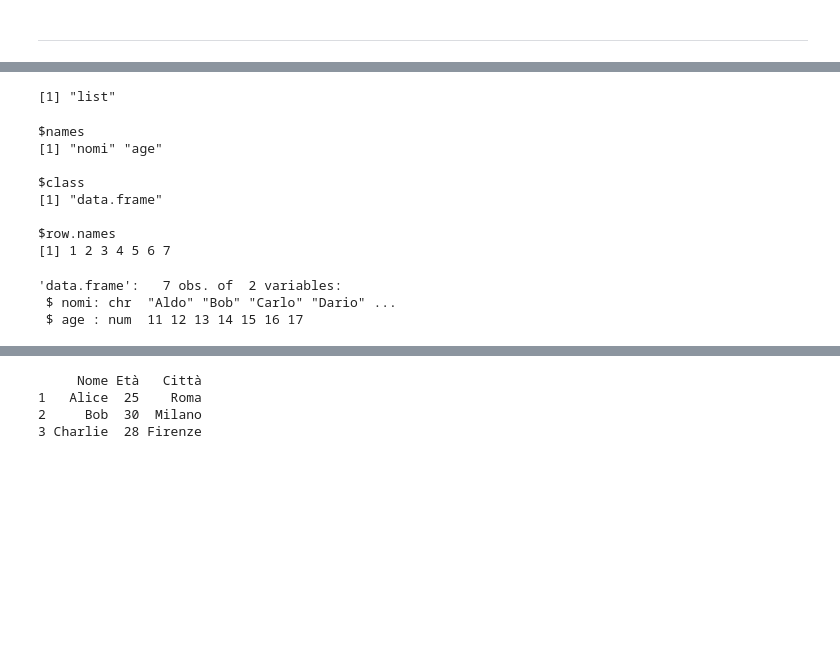
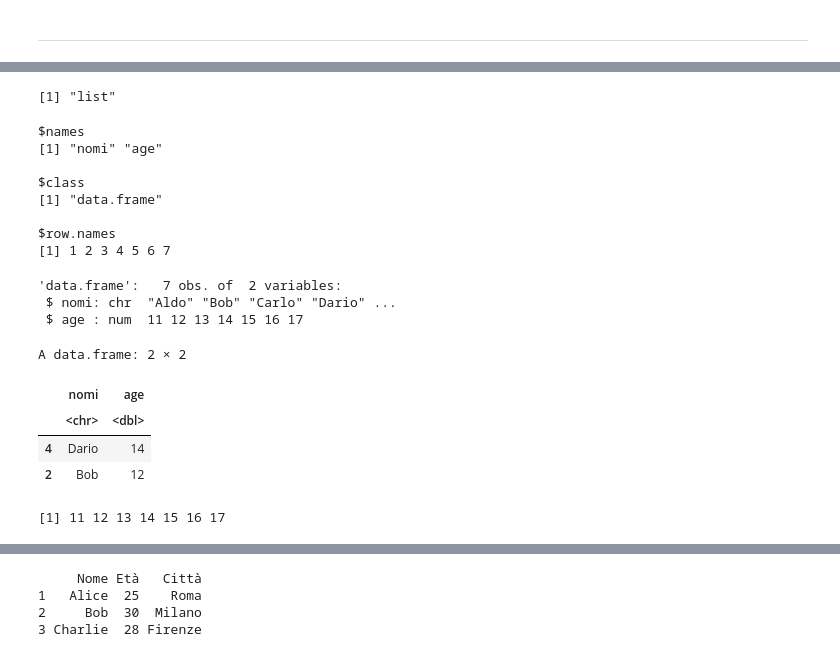
Before and after one commit to seccobenedetto/coding_tutorials, a Jupyter notebook: R.ipynb, the cells around one changed output, grey strips where cells are left out. Drawn from its saved outputs; the diff is of its cells as text; code cells hidden in the pictures; blank space fills up the shorter version.

Commit message:
added explanation of indexing for lists, dataframes..

```diff
--- a/R.ipynb
+++ b/R.ipynb
@@ -539,21 +637,29 @@ If we modify a column, only the reference to the new column will be updated. But
 # %%
 df <- data.frame(
     nomi = c("Aldo", "Bob", "Carlo", "Dario", "Eia", "Francesco", "Giulio"),
     age = c(11, 12, 13, 14, 15, 16, 17)
 )
 typeof(df)   # techincally it's a list!
 attributes(df)
 str(df)
+df[sample(1:5,2),]  # select 2 rows at random in the first 5
+df[ , sapply( df, is.numeric) ] # select the numeric columns
 # %% [output]
 [1] "list"
 $names
 [1] "nomi" "age"
 
 $class
 [1] "data.frame"
 
 $row.names
 [1] 1 2 3 4 5 6 7
 'data.frame':   7 obs. of  2 variables:
  $ nomi: chr  "Aldo" "Bob" "Carlo" "Dario" ...
  $ age : num  11 12 13 14 15 16 17
+A data.frame: 2 × 2
+|  | nomi | age |
+|  | <chr> | <dbl> |
+| 4 | Dario | 14 |
+| 2 | Bob | 12 |
+[1] 11 12 13 14 15 16 17
```
Also changed, not shown: parts of 30 cells of this notebook.
